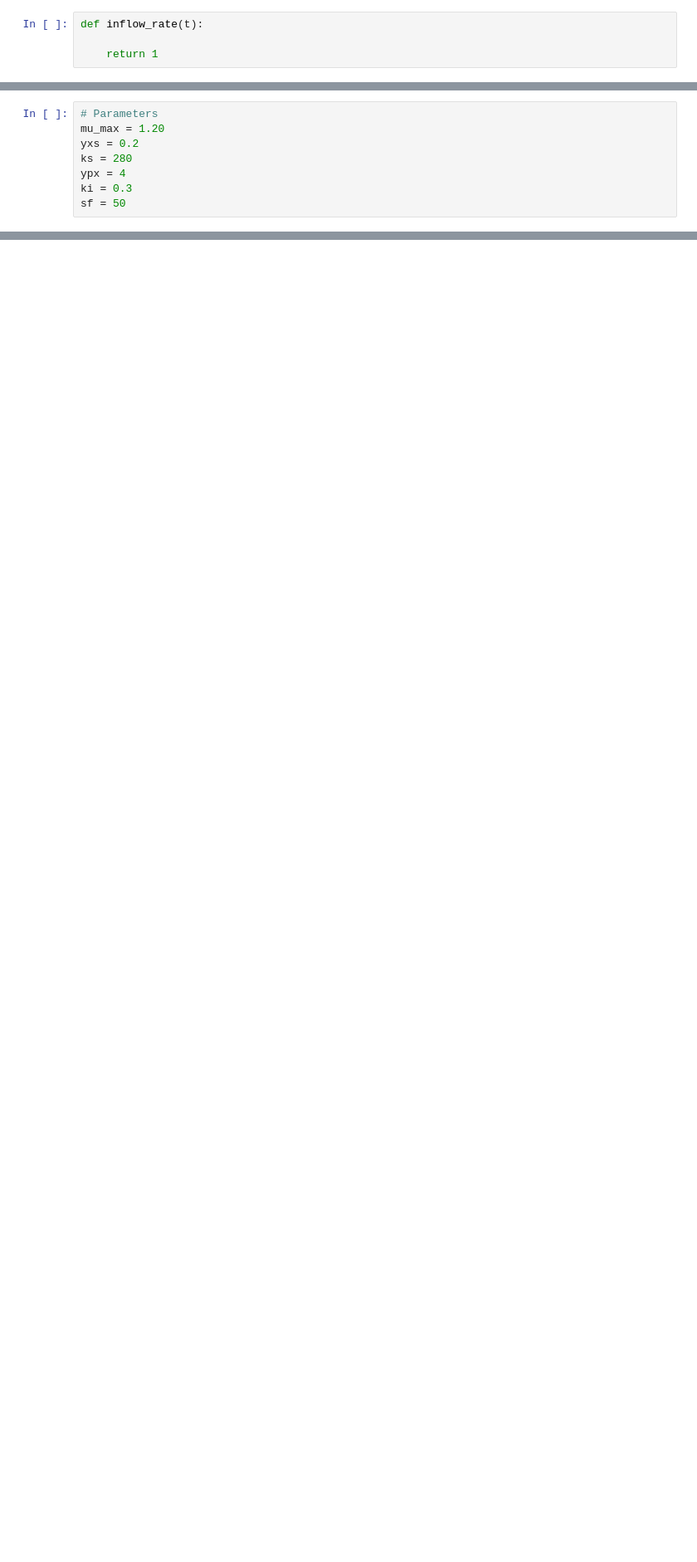
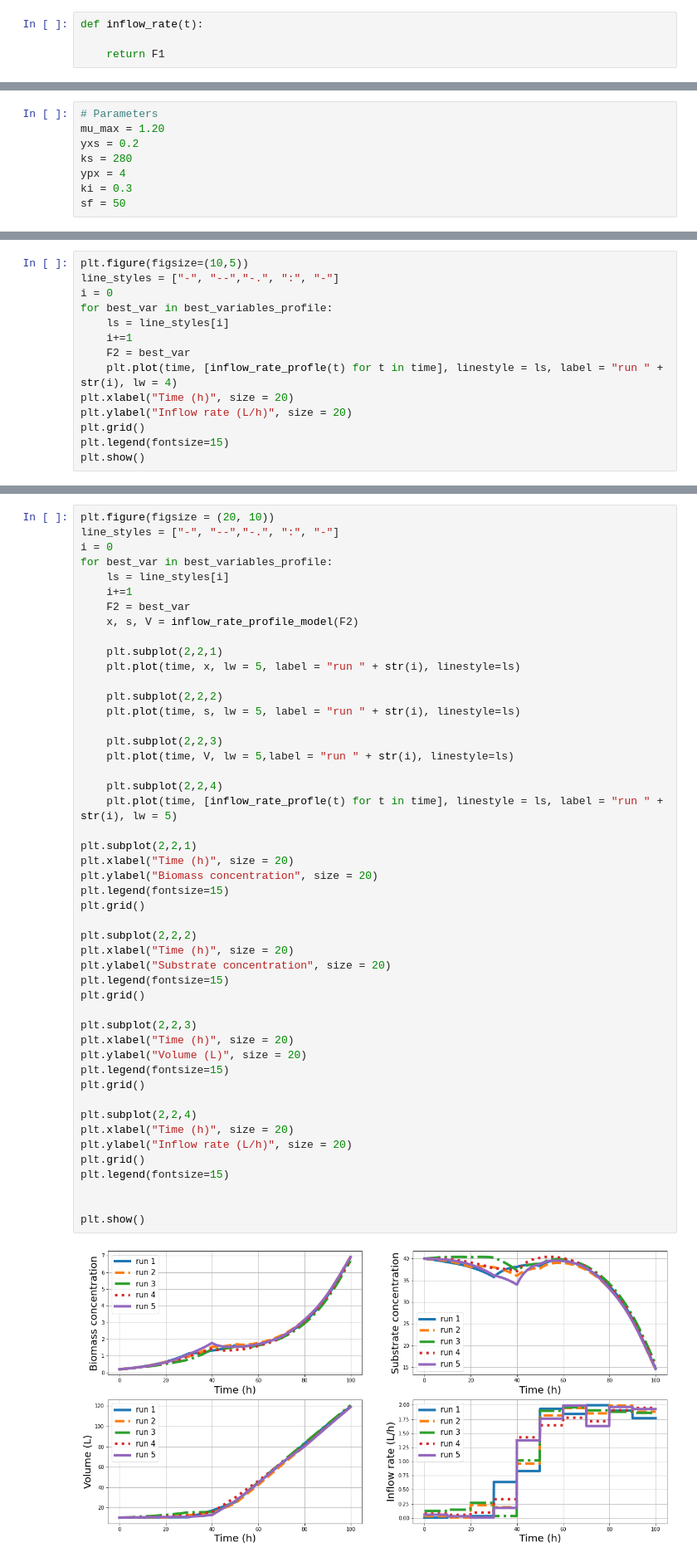
Before and after one commit to juanmggb/maestria, a Jupyter notebook: mc_fb_optimization/mc_fb_optimization.ipynb, the cells around one changed output, grey strips where cells are left out. Shown at 83% size. Cells and saved outputs as stored; diff of their text form; blank space fills up the shorter version.

```diff
--- a/mc_fb_optimization/mc_fb_optimization.ipynb
+++ b/mc_fb_optimization/mc_fb_optimization.ipynb
@@ -71,4 +33,4 @@ from utilis.solvers import euler
 # %%
 def inflow_rate(t):
 
-    return 1
+    return F1
@@ -185,0 +336,14 @@ plt.show()
+# %%
+plt.figure(figsize=(10,5))
+line_styles = ["-", "--","-.", ":", "-"]
+i = 0
+for best_var in best_variables_profile:
+    ls = line_styles[i]
+    i+=1
+    F2 = best_var
+    plt.plot(time, [inflow_rate_profle(t) for t in time], linestyle = ls, label = "run " + str(i), lw = 4)
+plt.xlabel("Time (h)", size = 20)
+plt.ylabel("Inflow rate (L/h)", size = 20)
+plt.grid()
+plt.legend(fontsize=15)
+plt.show()
@@ -185,0 +357,50 @@ plt.show()
+# %%
+plt.figure(figsize = (20, 10))
+line_styles = ["-", "--","-.", ":", "-"]
+i = 0
+for best_var in best_variables_profile:
+    ls = line_styles[i]
+    i+=1
+    F2 = best_var
+    x, s, V = inflow_rate_profile_model(F2)
+
+    plt.subplot(2,2,1)
+    plt.plot(time, x, lw = 5, label = "run " + str(i), linestyle=ls)
+
+    plt.subplot(2,2,2)
+    plt.plot(time, s, lw = 5, label = "run " + str(i), linestyle=ls)
+
+    plt.subplot(2,2,3)
+    plt.plot(time, V, lw = 5,label = "run " + str(i), linestyle=ls)
+
+    plt.subplot(2,2,4)
+    plt.plot(time, [inflow_rate_profle(t) for t in time], linestyle = ls, label = "run " + str(i), lw = 5)
+
+plt.subplot(2,2,1)
+plt.xlabel("Time (h)", size = 20)
+plt.ylabel("Biomass concentration", size = 20)
+plt.legend(fontsize=15)
+plt.grid()
+
+plt.subplot(2,2,2)
+plt.xlabel("Time (h)", size = 20)
+plt.ylabel("Substrate concentration", size = 20)
+plt.legend(fontsize=15)
+plt.grid()
+
+plt.subplot(2,2,3)
+plt.xlabel("Time (h)", size = 20)
+plt.ylabel("Volume (L)", size = 20)
+plt.legend(fontsize=15)
+plt.grid()
+
+plt.subplot(2,2,4)
+plt.xlabel("Time (h)", size = 20)
+plt.ylabel("Inflow rate (L/h)", size = 20)
+plt.grid()
+plt.legend(fontsize=15)
+
+
+plt.show()
+# %% [output]
+[figure, added]
```
Also changed, not shown: parts of 58 cells of this notebook.
